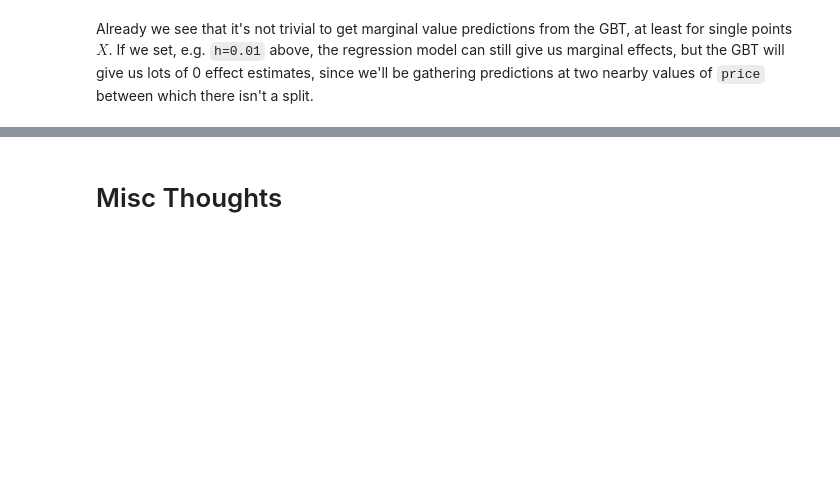
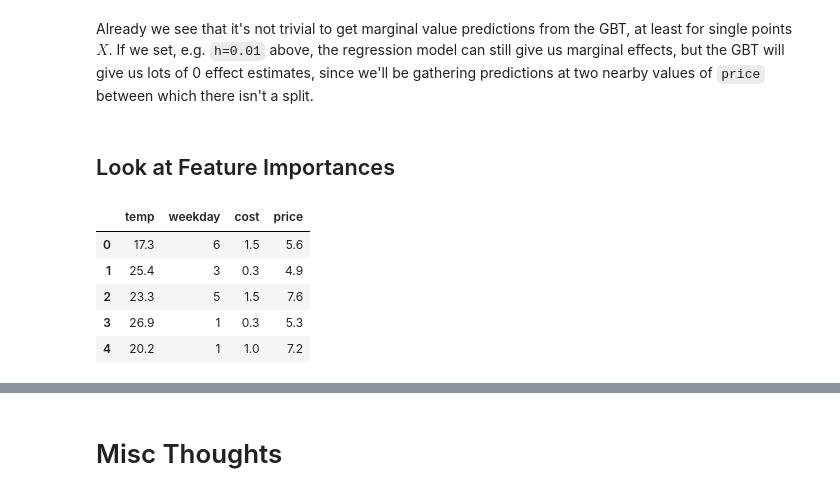
Before and after one commit to dzhang203/tell_me_why, a Jupyter notebook: notebooks/mf-19-evaluating-causal-models.ipynb, the cells around one changed output, grey strips where cells are left out. Cells and saved outputs as stored; diff of their text form; code cells hidden in the pictures; blank space fills up the shorter version.

```diff
--- a/notebooks/mf-19-evaluating-causal-models.ipynb
+++ b/notebooks/mf-19-evaluating-causal-models.ipynb
@@ -131,3 +131,14 @@ sns.histplot(prices_exog_pred['ml_slope_pred'])
 [figure]
 # %% [markdown]
 Already we see that it's not trivial to get marginal value predictions from the GBT, at least for single points $X$. If we set, e.g. `h=0.01` above, the regression model can still give us marginal effects, but the GBT will give us lots of 0 effect estimates, since we'll be gathering predictions at two nearby values of `price` between which there isn't a split.
+# %% [markdown]
+## Look at Feature Importances
+# %%
+prices[X].head()
+# %% [output]
+|  | temp | weekday | cost | price |
+| 0 | 17.3 | 6 | 1.5 | 5.6 |
+| 1 | 25.4 | 3 | 0.3 | 4.9 |
+| 2 | 23.3 | 5 | 1.5 | 7.6 |
+| 3 | 26.9 | 1 | 0.3 | 5.3 |
+| 4 | 20.2 | 1 | 1.0 | 7.2 |
```
Also changed, not shown: parts of 9 cells of this notebook.
